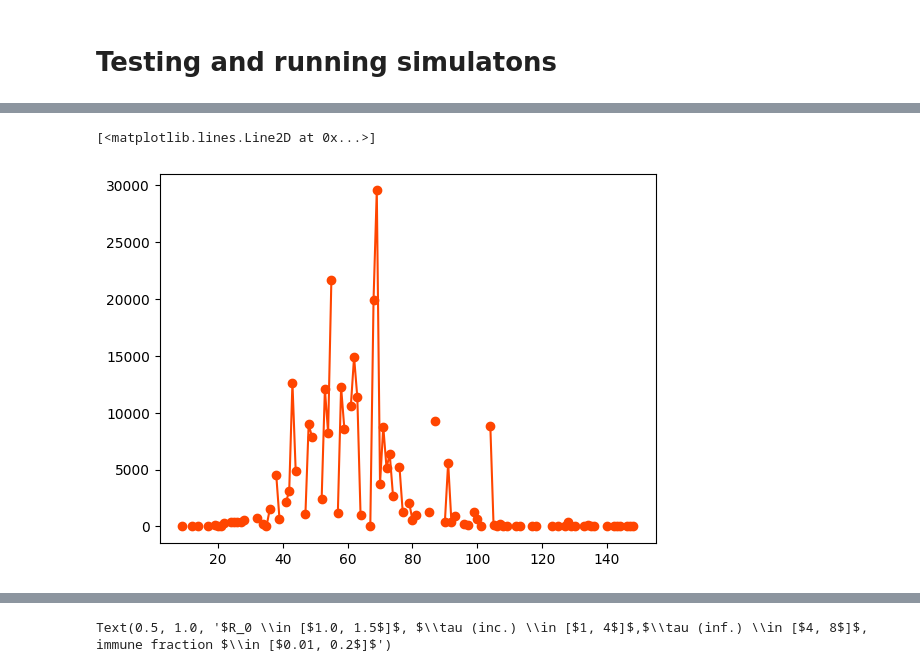
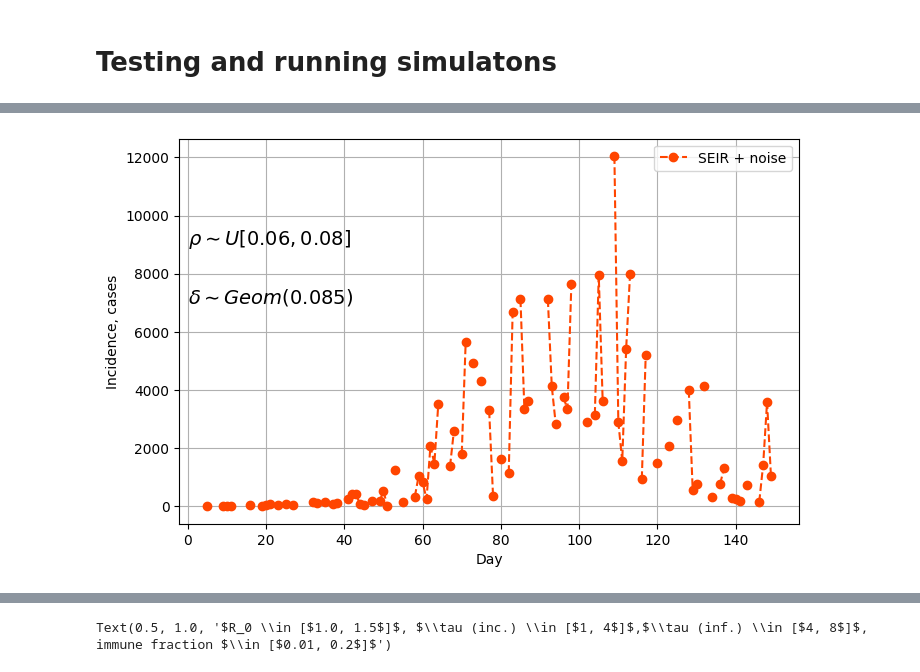
Before and after one commit to korzin-andrey/AMM_2025, a Jupyter notebook: test.ipynb, the cells around one changed output, grey strips where cells are left out. Saved outputs shown, nothing was run; the diff lists cells and outputs as text; code cells hidden in the pictures.

```diff
--- a/test.ipynb
+++ b/test.ipynb
@@ -50,7 +50,18 @@ plt.plot(res.daily_incidence, color='blue', alpha=1)
-# %%
-error_model = NaiveErrorModel(res.daily_incidence)
-error_model.add_noise()
-plt.plot(error_model.incidence_arr, '-o', color='OrangeRed')
-# %% [output]
-[<matplotlib.lines.Line2D at 0x...>]
-[figure, removed]
+# %%
+error_model = NaiveErrorModel(res.daily_incidence, mean_delay=1/11.8, mean_underreporting=0.06)
+error_model.add_noise()
+fig, ax = plt.subplots(figsize=(8, 5))
+ax.text(0, 7000, r'$\delta \sim Geom(0.085)$', fontsize=14)
+ax.text(0, 9000, r'$\rho \sim U[0.06, 0.08]$', fontsize=14)
+# ax.plot(res.daily_incidence, color='RoyalBlue', lw=3, label='SEIR')
+ax.plot(error_model.incidence_arr, '--o', color='OrangeRed', label='SEIR + noise')
+
+ax.set_xlabel('Day')
+ax.set_ylabel('Incidence, cases')
+ax.legend()
+ax.grid()
+fig.savefig('./figures/report_rscf_seir_only_noise.pdf', bbox_inches='tight')
+fig.savefig('./figures/report_rscf_seir_only_noise.png', dpi=600,
+            bbox_inches='tight')
+# %% [output]
+[figure, added]
```
Also changed, not shown: parts of 19 cells of this notebook, 3 other files.
